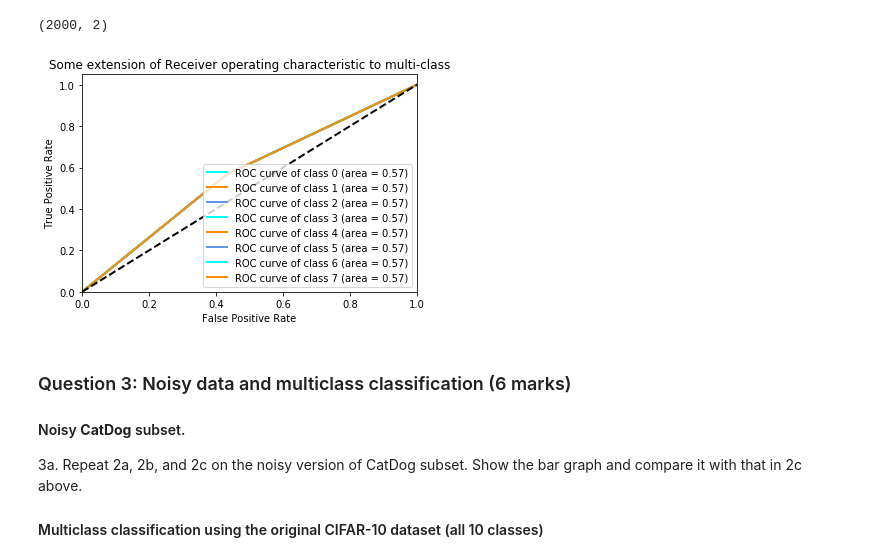
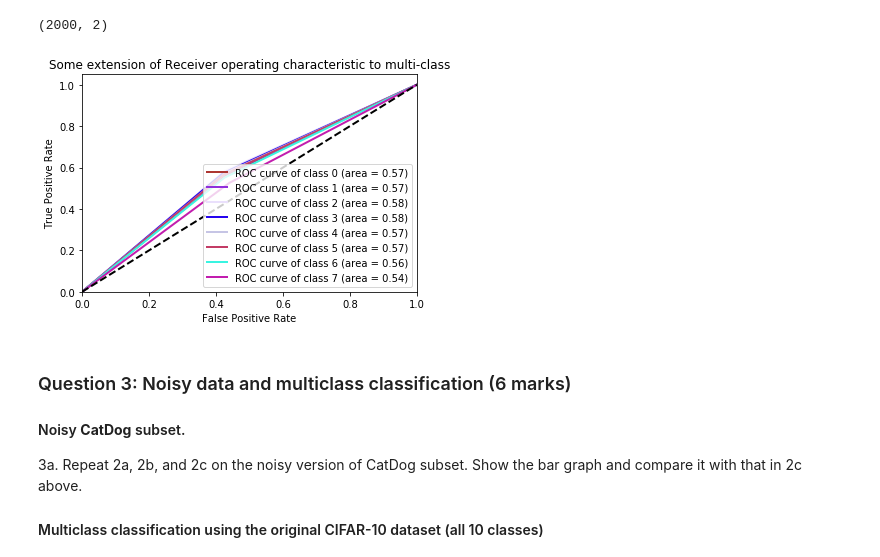
Before and after one commit to Fiyin39/com4509--assignment2, a Jupyter notebook: COM4509-6509_Assignment_2_UCard_XXXXXXXXX(1).ipynb, the cells around one changed output. Saved outputs shown, nothing was run; the diff lists cells and outputs as text; code cells hidden in the pictures.

Commit message:
ROC curves

```diff
--- a/COM4509-6509_Assignment_2_UCard_XXXXXXXXX(1).ipynb
+++ b/COM4509-6509_Assignment_2_UCard_XXXXXXXXX(1).ipynb
@@ -360,7 +360,7 @@ y_true = label_binarize(test_labels_nb, classes=classes)
 y_pred = []
 #y_pred.append(label_binarize(initial_model_labels, classes=classes))
 for i in range(len(model_labels)):
-    y_pred.append(label_binarize(model_labels[0], classes=[3,5]))
+    y_pred.append(label_binarize(model_labels[i], classes=[3,5]))
 
 fpr = dict()
 tpr = dict()
@@ -373,34 +373,38 @@ for i in range(8):
 # %% [output]
 (2000, 2)
 # %%
+import random
+random.seed(1647052)
 plt.figure()
 lw = 2
 # plt.plot(lr_fpr, lr_tpr, color='darkorange',
 #          lw=lw, label='ROC curve (area = %0.2f)' % roc_auc)
 # plt.plot([0, 1], [0, 1], color='navy', lw=lw, linestyle='--')
 # plt.xlim([0.0, 1.0])
 # plt.ylim([0.0, 1.05])
 # plt.xlabel('False Positive Rate')
 # plt.ylabel('True Positive Rate')
 # plt.title('Receiver operating characteristic example')
 # plt.legend(loc="lower right")
 # plt.show()
-colors = cycle(['aqua', 'darkorange', 'cornflowerblue'])
+colors = []
+for i in range(len(model_labels)):
+    colors.append('#%06X' % random.randint(0, 0xFFFFFF))
 for i, color in zip(range(8), colors):
     plt.plot(fpr[i], tpr[i], color=color, lw=lw,
              label='ROC curve of class {0} (area = {1:0.2f})'
              ''.format(i, roc_auc[i]))
 
 plt.plot([0, 1], [0, 1], 'k--', lw=lw)
 plt.xlim([0.0, 1.0])
 plt.ylim([0.0, 1.05])
 plt.xlabel('False Positive Rate')
 plt.ylabel('True Positive Rate')
 plt.title('Some extension of Receiver operating characteristic to multi-class')
 plt.legend(loc="lower right")
 plt.show()
 # %% [output]
-[figure, old version]
+[figure, new version]
 # %%
 import matplotlib.pyplot as plt
 from itertools import cycle
```
